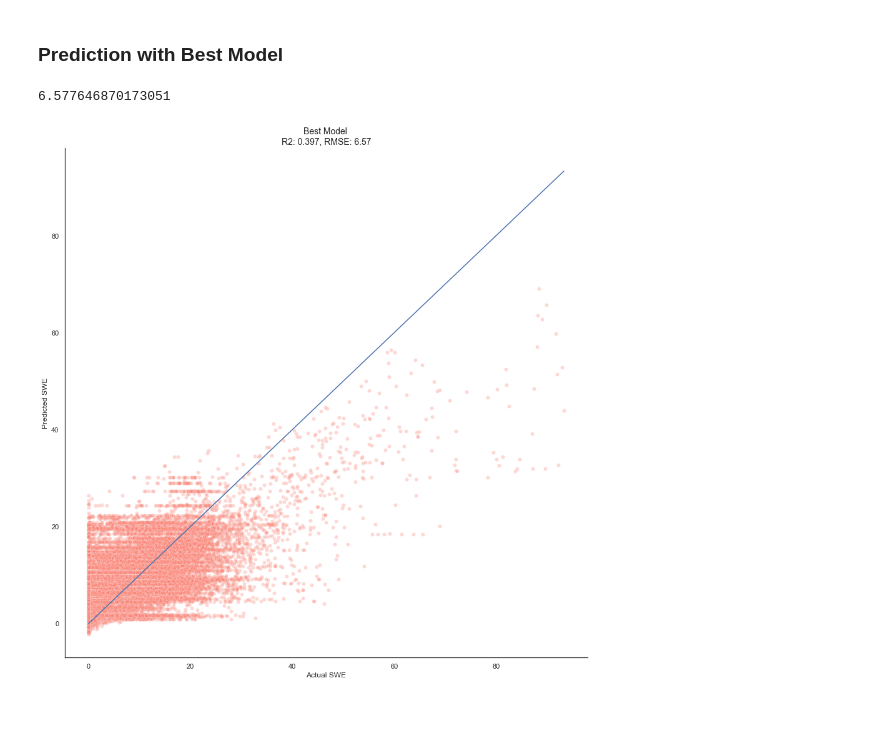
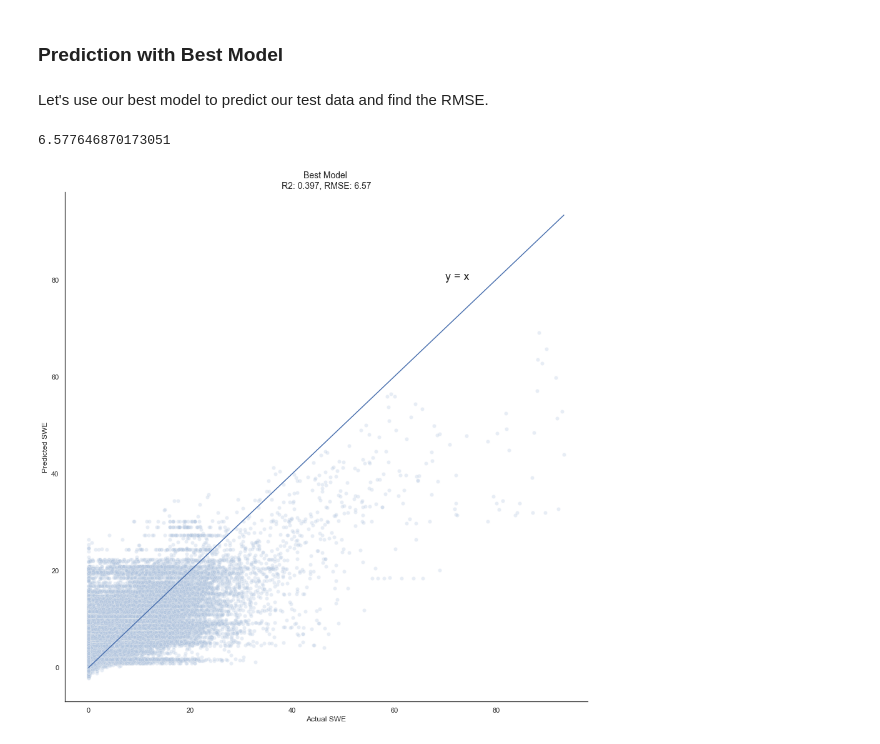
Before and after one commit to hanis-z/Snow-water-equivalent, a Jupyter notebook: src/Modeling(04).ipynb, the cells around one changed output. Cells and saved outputs as stored; diff of their text form; code cells hidden in the pictures; blank space fills up the shorter version.

```diff
--- a/src/Modeling(04).ipynb
+++ b/src/Modeling(04).ipynb
@@ -660,9 +714,9 @@ R2
 | 5 | CatBoost Regressor w/ Hypertune | 0.39770 |
 # %%
 fig, ax = plt.subplots(figsize=(16,8))
-sns.set_palette("Greens_d", len(R2))
+sns.set_palette("viridis", len(R2))
 # rank = forcasted_sort.argsort().argsort()   # http://stackoverflow.com/a/6266510/1628638
-sns.barplot(x='R2', y='Model', data = R2)
+sns.barplot(x='R2', y='Model', data = R2.sort_values('R2',ascending=False))
 sns.despine()
 fig.suptitle("Models R2 score", fontsize = 18)
 ax.set_xlabel("R2", fontsize = 13)
@@ -674,7 +738,9 @@ plt.savefig('../figures/r2.jpeg', transparent=True,bbox_inches="tight", dpi=500)
 # %% [markdown]
 ### Prediction with Best Model
+# %% [markdown]
+Let's use our best model to predict our test data and find the RMSE.
 # %%
-y_pred = catboost_grid_model.predict(X_test)
+y_pred = catboost_grid_model.best_estimator_.predict(X_test)
 
 rmse = mean_squared_error(y_test,y_pred,squared=False)
 
@@ -684,43 +750,25 @@ rmse
 # %%
 #Plot average prediction error
 fig, ax = plt.subplots (1,1,figsize = (15,15))
 
 sns.set_theme(style = 'white')
 
-ax1 = sns.scatterplot(x=y_test, y=y_pred, ax = ax, color = 'salmon', alpha = 0.3)
+ax1 = sns.scatterplot(x=y_test, y=y_pred, ax = ax, color = 'lightsteelblue', alpha = 0.3)
 sns.lineplot(x=y_test, y=y_test, ax = ax)
-
-# ax2 = sns.scatterplot(x=np.exp(y_test), y=np.exp(m4_yhat_test), ax = ax[1], color = 'salmon', alpha = 0.3)
-# sns.lineplot(x=np.exp(y_test), y=np.exp(y_test), ax = ax[1])
 
 x_label = 'Actual SWE'
 y_label = 'Predicted SWE'
-# tick_labels = ['{:,.1f}'.format(x) + 'MM' for x in ax1.get_xticks()/1000000]
-# ax1.set_xticklabels(tick_labels)
-# ax2.set_xticklabels(tick_labels)
-# ax1.set_yticklabels(tick_labels)
-# ax2.set_yticklabels(tick_labels)
+
 
 ax1.set_xlabel(x_label)
-# ax2.set_xlabel(x_label)
 ax1.set_ylabel(y_label)
-# ax2.set_ylabel(y_label)
-
-# ax1.set_xlim([0, 6000000])
-# ax1.set_ylim([0, 4000000])
-
-# # ax2.set_xlim([0, 6000000])
-# ax2.set_ylim([0, 4000000])
 
 ax1.set_title('Best Model \nR2: 0.397, RMSE: 6.57',fontsize = 14)
-# ax2.set_title('Final Model \nR2: 0.766, RMSE: $298,454', fontsize = 14, loc = 'center',y=0.98)
-
-# ax1.annotate('y = x', xy =(2500000,3000000), fontsize = 18)
-# ax2.annotate('y = x', xy =(2500000,3000000), fontsize = 18)
+ax1.annotate('y = x', xy =(70,80), fontsize = 18)
 
 
 sns.despine()
 
 plt.savefig('../figures/model_performance.jpeg',bbox_inches="tight",dpi=500)
 # %% [output]
-[figure, old version]
+[figure, new version]
```
Also changed, not shown: parts of 39 cells of this notebook, 10 other files.
